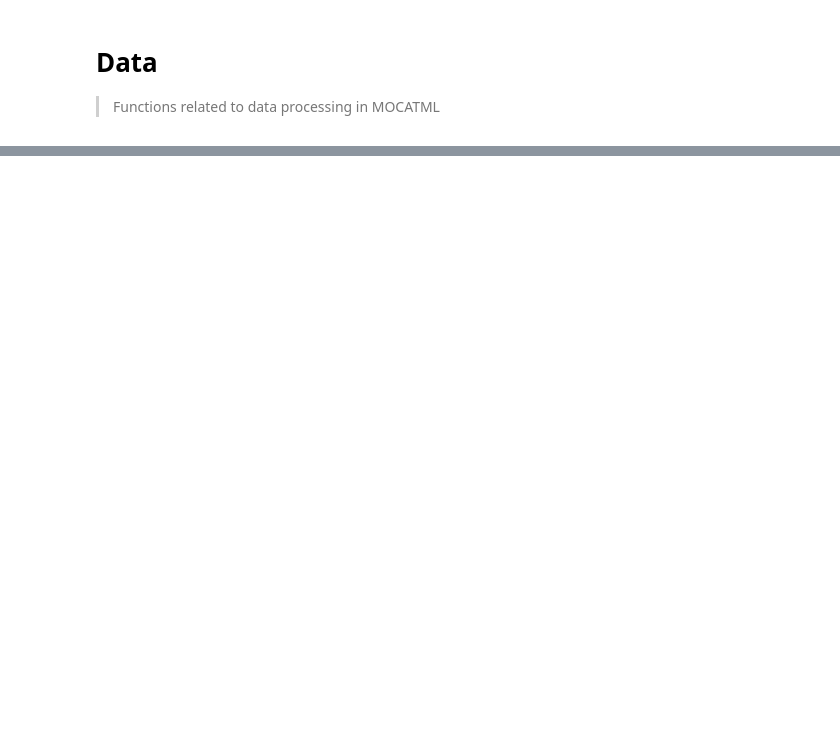
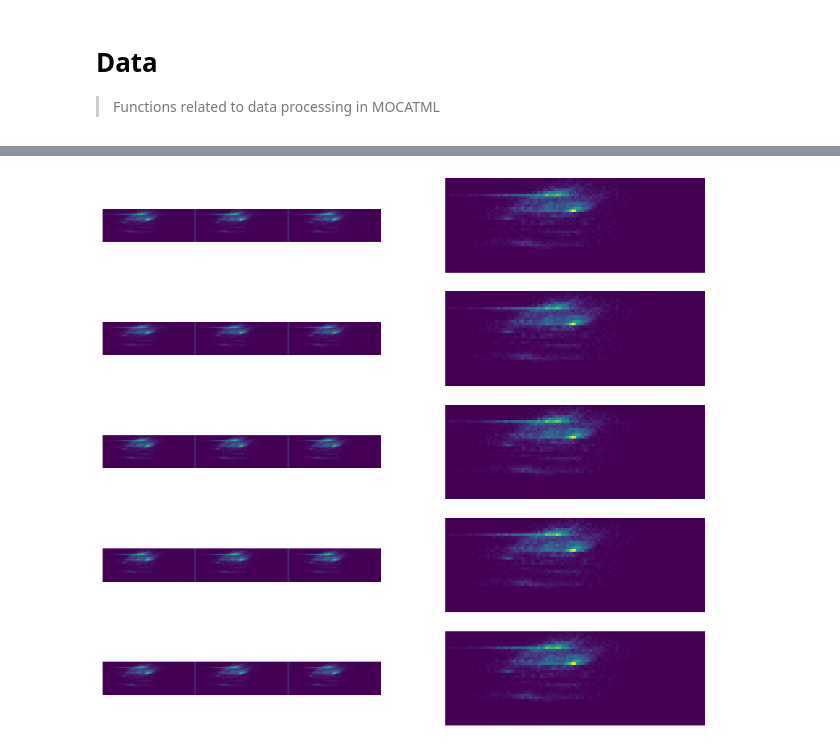
Before and after one commit to ARCLab-MIT/mocat-ml, a Jupyter notebook: nbs_lib/data.ipynb, the cells around one changed output, grey strips where cells are left out. Saved outputs shown, nothing was run; the diff lists cells and outputs as text; code cells hidden in the pictures; blank space fills up the shorter version.

```diff
--- a/nbs_lib/data.ipynb
+++ b/nbs_lib/data.ipynb
@@ -49,0 +141,12 @@ nbdev_export()
+# %%
+#|export
+class DensityTupleTransform(Transform):
+    def __init__(self, ds):
+        self.ds = ds
+
+    def encodes(self, idx):
+        x,y = self.ds[idx]
+        return DensitySeq.create(x), DensitySeq.create(y)
+# %%
+train_tl = TfmdLists([0,1,2,3,4], DensityTupleTransform(ds))
+valid_tl = TfmdLists([5,6,7,8,9], DensityTupleTransform(ds))
@@ -49,0 +159,2 @@ nbdev_export()
+# %%
+dls = DataLoaders.from_dsets(train_tl, valid_tl, bs=5).to(default_device())
@@ -49,0 +181,4 @@ nbdev_export()
+# %%
+dls.show_batch()
+# %% [output]
+[figure, added]
```
Also changed, not shown: parts of 11 cells of this notebook, 10 other files.
